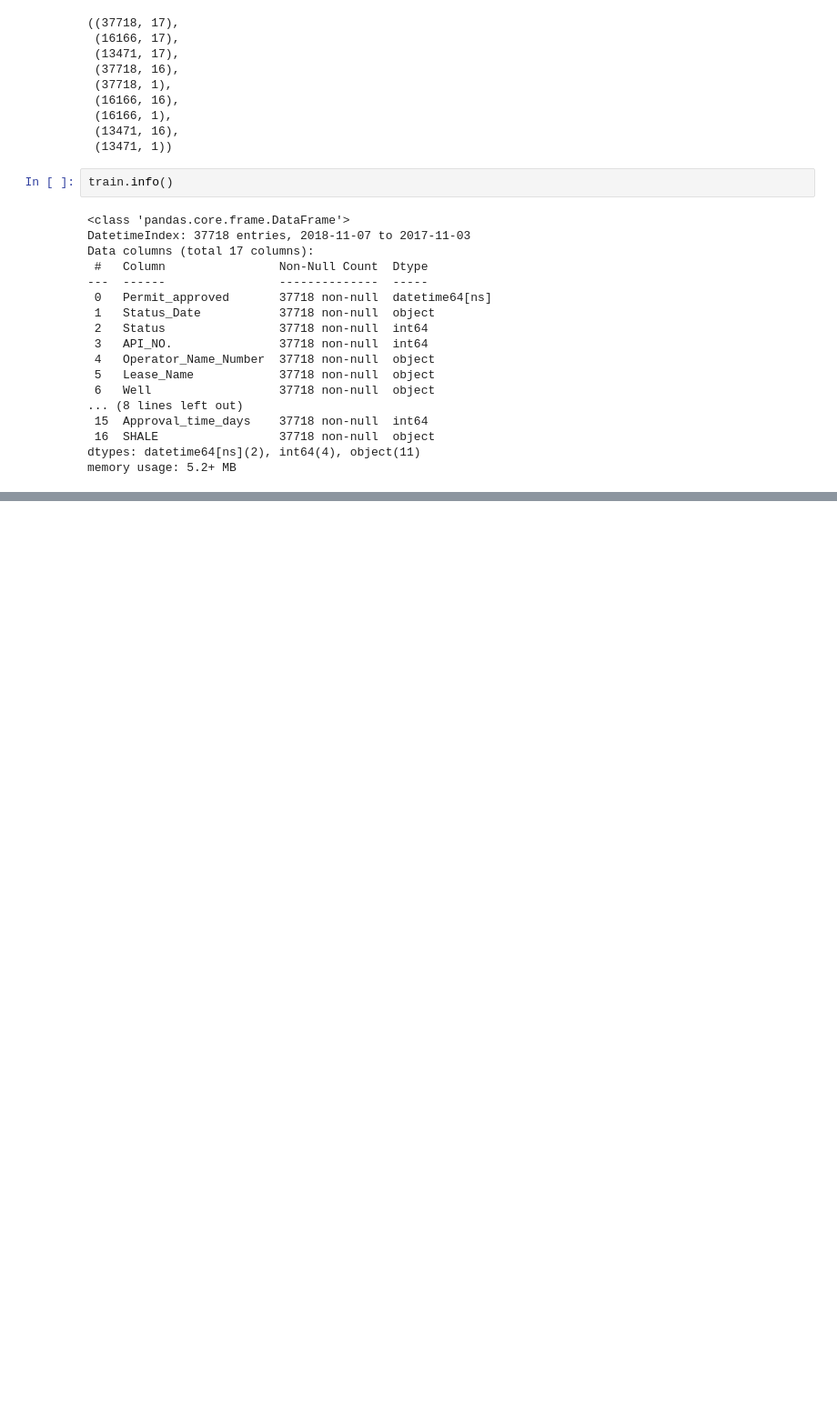
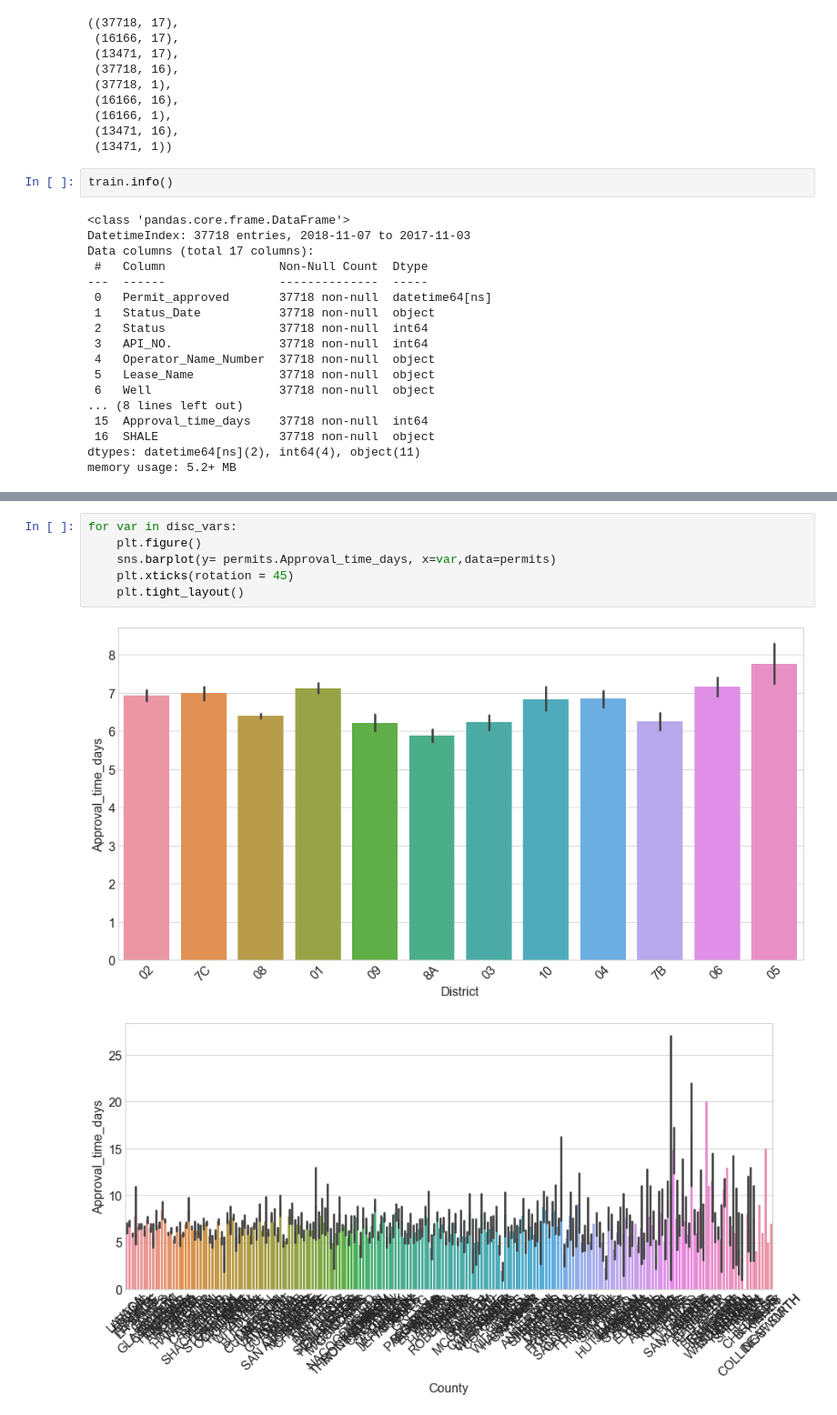
Before and after one commit to brianclements03/Individual_Project, a Jupyter notebook: EXPLORE.ipynb, the cells around one changed output, grey strips where cells are left out. Shown at 91% size. Drawn from its saved outputs; the diff is of its cells as text; blank space fills up the shorter version.

```diff
--- a/EXPLORE.ipynb
+++ b/EXPLORE.ipynb
@@ -292,0 +351,9 @@ Name: Wellbore_Profile, dtype: int64
+# %%
+for var in disc_vars:
+    plt.figure()
+    sns.barplot(y= permits.Approval_time_days, x=var,data=permits)
+    plt.xticks(rotation = 45)
+    plt.tight_layout()
+# %% [output]
+[figure, added]
+[figure, added]
```
Also changed, not shown: parts of 12 cells of this notebook, 1 other file.
